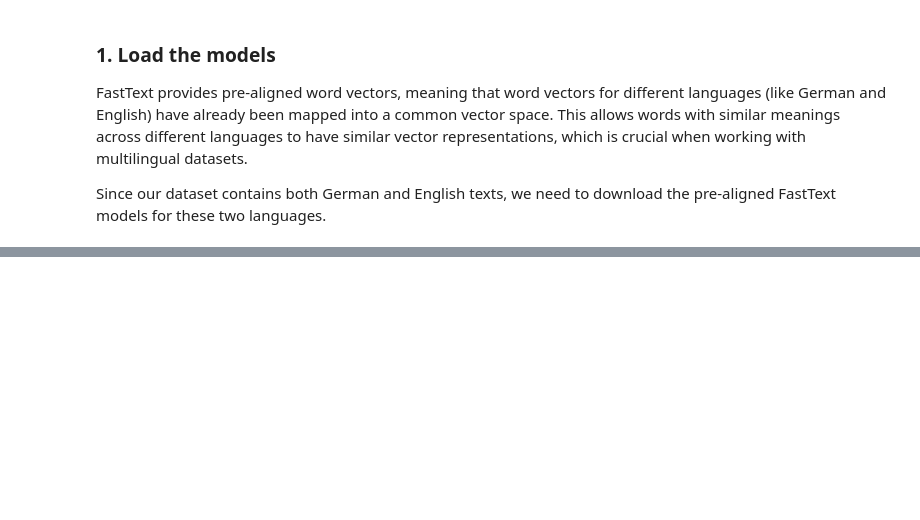
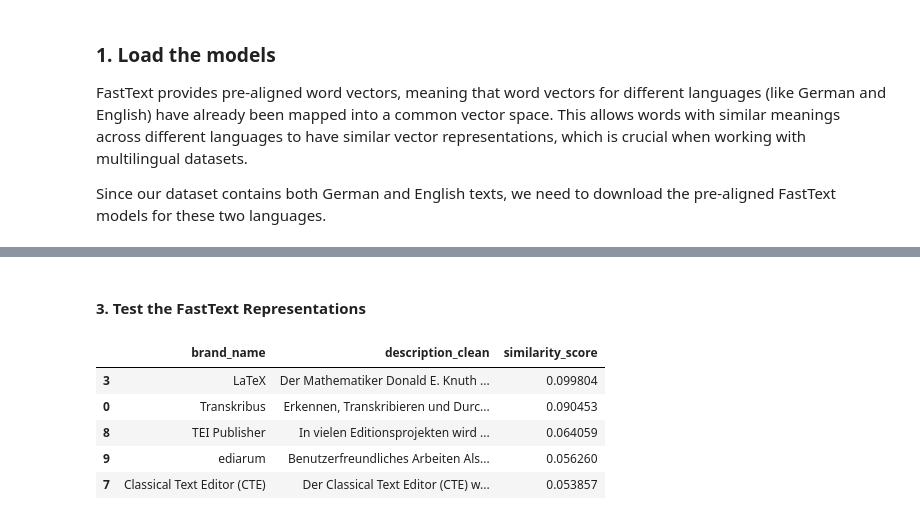
Before and after one commit to andwzn/retrieval-augmented-generation-experiment, a Jupyter notebook: rag_experiment_1.ipynb, the cells around one changed output, grey strips where cells are left out. Drawn from its saved outputs; the diff is of its cells as text; code cells hidden in the pictures; blank space fills up the shorter version.

Commit message:
added test cell to fasttext model

```diff
--- a/rag_experiment_1.ipynb
+++ b/rag_experiment_1.ipynb
@@ -523,5 +694,17 @@ print(f"German word vector closest to {word_english}:", aligned_vectors_de.most_
 # %%
 def get_fasttext_vector(row, aligned_vectors_de=None, aligned_vectors_eng=None):
+    """
+    Calculates the FastText vector representation for a given row.
+    Parameters:
+    - row: A row of data.
+    - aligned_vectors_de: Aligned FastText vectors for the German language. Default is None.
+    - aligned_vectors_eng: Aligned FastText vectors for the English language. Default is None.
+    Note:
+    - If the language is not specified or not supported (only "en" and "de" are supported), it returns a zero vector.
+    - If a word in the row's description is not found in the aligned vectors, it tries to create a vector based on english subword information.
+    - If no vectors are found, it returns a zero vector.
+    """
+
 
     # default size to avoid errors if vectors are None
     vector_size = aligned_vectors_de.vector_size if aligned_vectors_de else 300
@@ -529,9 +712,9 @@ def get_fasttext_vector(row, aligned_vectors_de=None, aligned_vectors_eng=None):
     # check if language is valid
     lang = row.get("description_lang")
     if pd.isna(lang) or lang not in ["en", "de"]:
-        return np.zeros(vector_size)
+        return np.zeros(vector_size) #Maybe rather use none?
 
-    words = row.get("description", "").split()
+    words = row.get("description_preprocessed", "").split()
     vectors = []
 
     # process based on language
@@ -566,0 +769,43 @@ len(fasttext)
+# %% [markdown]
+#### 3. Test the FastText Representations
+# %%
+query = 'I need to work with images in a browser'
+
+# check the queries language, to decide which model to use.
+query_lang = identify_language(query).replace("__label__","") if not query == '' else np.nan
+
+# preprocess the query
+query = preprocess(stopwords_combined, query)
+
+# create a series that can be used as an input in the
+query_information = pd.Series({
+    "description_lang": query_lang,
+    "description_preprocessed": query
+})
+
+# get vector representation of the query using fasttext
+query_fasttext= get_fasttext_vector(query_information, aligned_vectors_de, aligned_vectors_eng)
+
+# Reshape the query vector to be a 2D array with one row
+query_fasttext = query_fasttext.reshape(1, -1)
+
+# Compute cosine similarity between the query and the documents
+similarities = cosine_similarity(query_fasttext, fasttext_array)
+
+similarity_df = pd.DataFrame({
+    'similarity_score': similarities.flatten()
+})
+
+result_df = pd.concat([edition_software_info[["brand_name","description_clean"]], similarity_df], axis=1)
+result_df_sorted = result_df.sort_values(by='similarity_score', ascending=False)
+
+# print the top 3 description, that might be relevant to our query
+with pd.option_context('display.max_colwidth', None):
+    display(result_df_sorted[['brand_name','description_clean', 'similarity_score']].head(5))
+# %% [output]
+|  | brand_name | description_clean | similarity_score |
+| 3 | LaTeX | Der Mathematiker Donald E. Knuth ... | 0.099804 |
+| 0 | Transkribus | Erkennen, Transkribieren und Durc... | 0.090453 |
+| 8 | TEI Publisher | In vielen Editionsprojekten wird ... | 0.064059 |
+| 9 | ediarum | Benutzerfreundliches Arbeiten Als... | 0.056260 |
+| 7 | Classical Text Editor (CTE) | Der Classical Text Editor (CTE) w... | 0.053857 |
```
Also changed, not shown: parts of 28 cells of this notebook.
